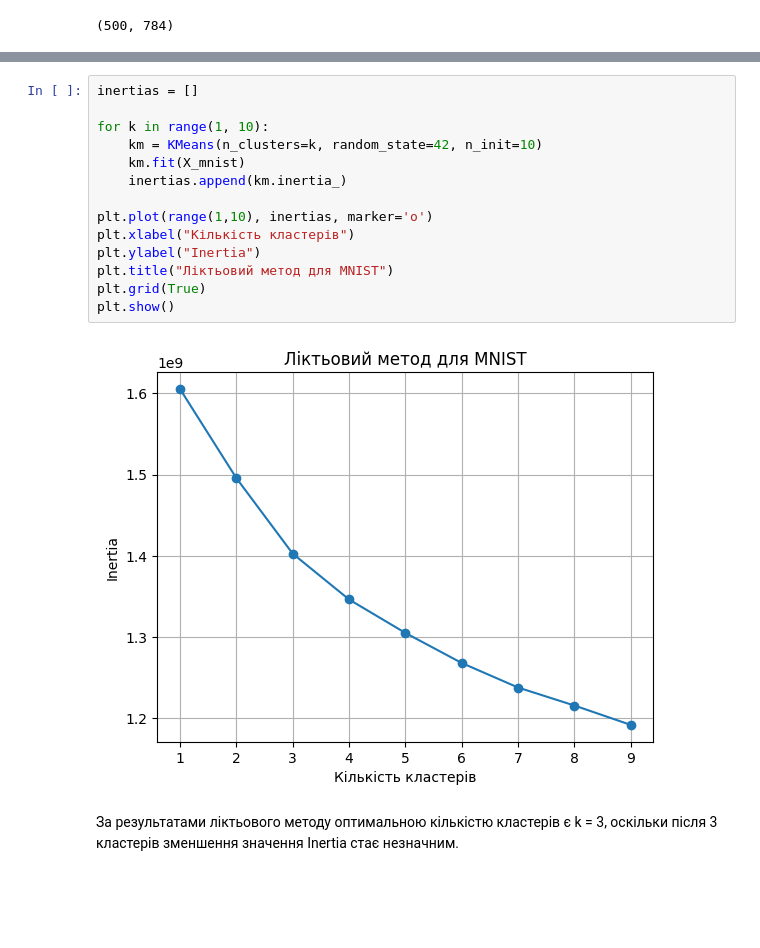
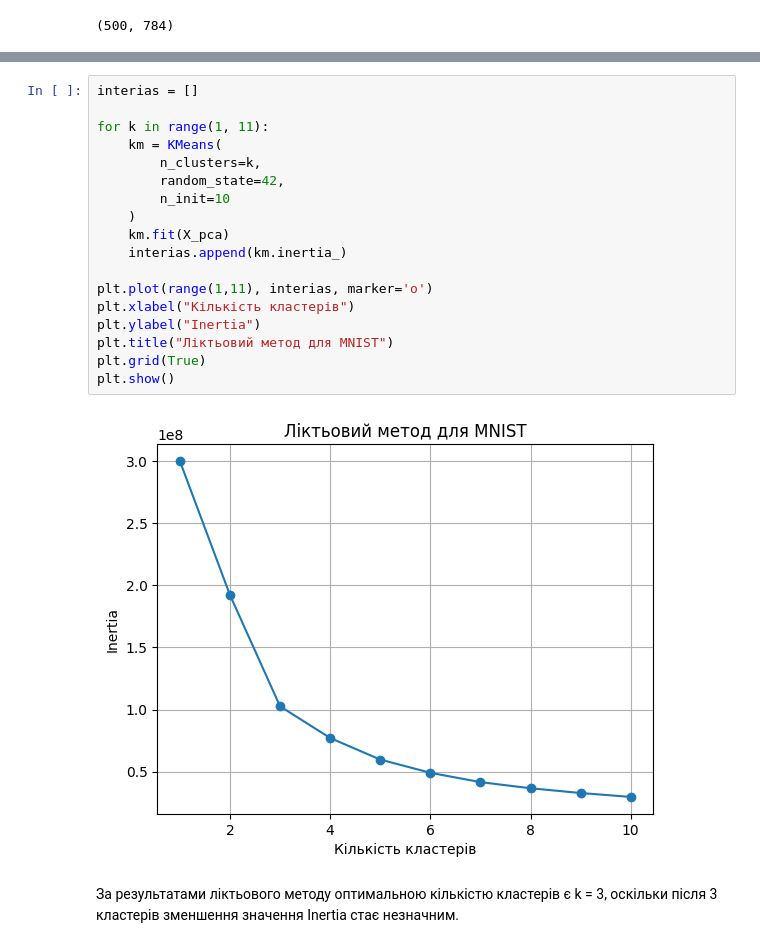
Before and after one commit to Viktoriia-code26/goit_data_ML_Hw_06, a Jupyter notebook: HwML_6.ipynb, the cells around one changed output, grey strips where cells are left out. Saved outputs shown, nothing was run; the diff lists cells and outputs as text; blank space fills up the shorter version.

```diff
--- a/HwML_6.ipynb
+++ b/HwML_6.ipynb
@@ -197,18 +178,22 @@ clusters_mnist = kmeans_mnist.fit_predict(X_mnist)
 # %%
-inertias = []
+interias = []
 
-for k in range(1, 10):
-    km = KMeans(n_clusters=k, random_state=42, n_init=10)
-    km.fit(X_mnist)
-    inertias.append(km.inertia_)
+for k in range(1, 11):
+    km = KMeans(
+        n_clusters=k,
+        random_state=42,
+        n_init=10
+    )
+    km.fit(X_pca)
+    interias.append(km.inertia_)
 
-plt.plot(range(1,10), inertias, marker='o')
+plt.plot(range(1,11), interias, marker='o')
 plt.xlabel("Кількість кластерів")
 plt.ylabel("Inertia")
 plt.title("Ліктьовий метод для MNIST")
 plt.grid(True)
 plt.show()
 # %% [output]
-[figure, old version]
+[figure, new version]
 # %% [markdown]
 За результатами ліктьового методу оптимальною кількістю кластерів є k = 3, оскільки після 3 кластерів зменшення значення Inertia стає незначним.
```
Also changed, not shown: parts of 9 cells of this notebook.
